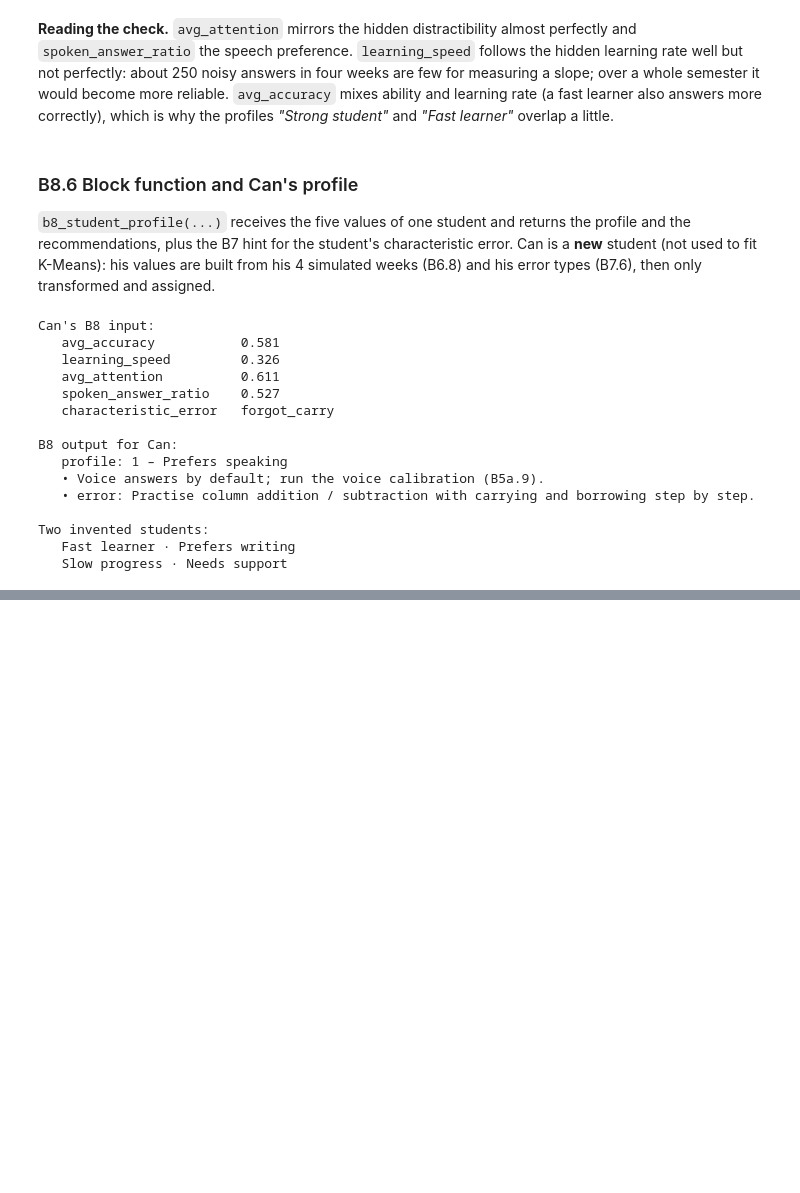
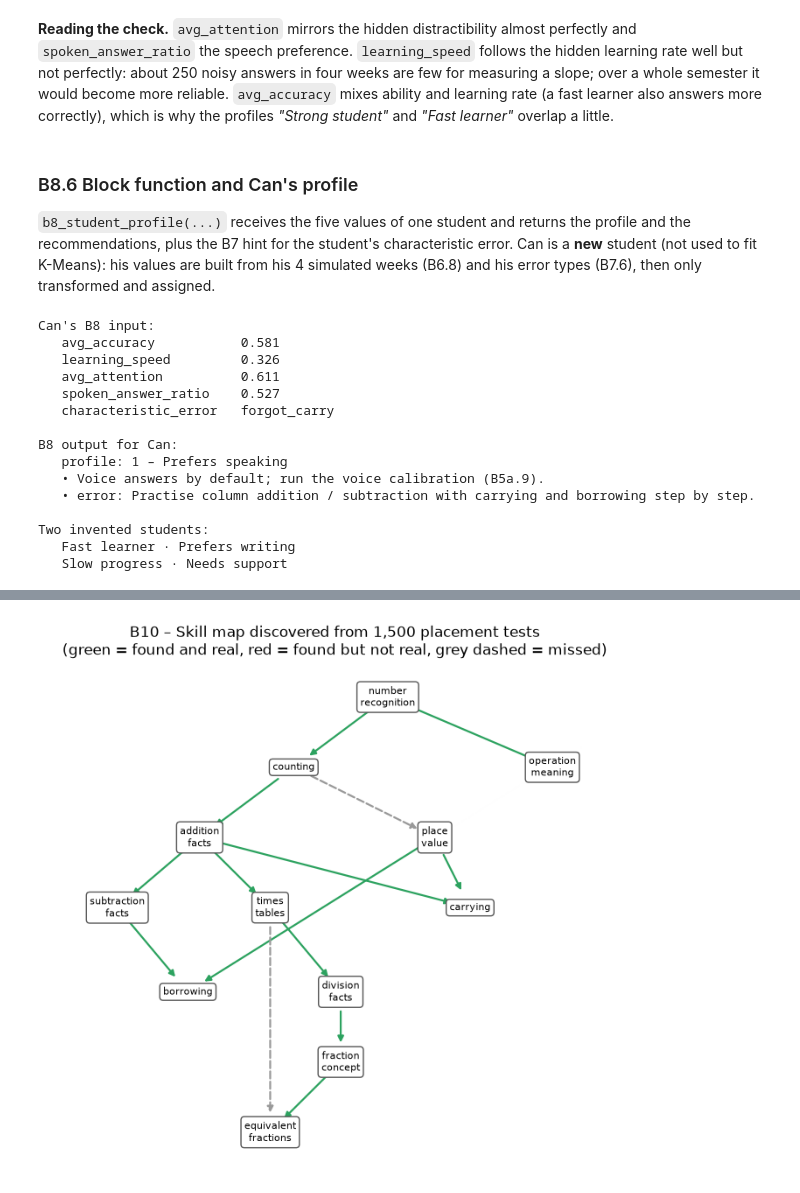
Before and after one commit to Tribros34/data-mining, a Jupyter notebook: math_buddy_its.ipynb, the cells around one changed output, grey strips where cells are left out. Drawn from its saved outputs; the diff is of its cells as text; code cells hidden in the pictures; blank space fills up the shorter version.

```diff
--- a/math_buddy_its.ipynb
+++ b/math_buddy_its.ipynb
@@ -3285,0 +4462,19 @@ Two invented students:
+# %%
+b10_rules = []
+for a in SKILLS:
+    for b in SKILLS:
+        if a == b:
+            continue
+        knows_a, knows_b = b10_df[a] == 1, b10_df[b] == 1
+        b10_rules.append({"if_knows": b, "then_knows": a,
+                          "support": (knows_a & knows_b).mean(),
+                          "confidence": (knows_a & knows_b).sum() / knows_b.sum(),
+                          "reverse_confidence": (knows_a & knows_b).sum() / knows_a.sum(),
+                          "lift": (knows_a & knows_b).mean() / (knows_a.mean() * knows_b.mean()),
+                          "without_rate": (knows_b & ~knows_a).sum() / (~knows_a).sum()})
+b10_rules = pd.DataFrame(b10_rules)
+
+print("Rules with the highest confidence (the usual way):")
+print(b10_rules.sort_values("confidence", ascending=False).head(6).round(3).to_string(index=False))
+print("\nRules with the lowest without_rate (our criterion):")
+print(b10_rules.sort_values("without_rate").head(6).round(3).to_string(index=False))
@@ -3285,0 +4577,52 @@ Two invented students:
+# %%
+true_edges = {(p, s) for s, prerequisites in SKILL_MAP.items() for p in prerequisites}
+found_edges = {(p, s) for s, prerequisites in B10_SKILL_MAP.items() for p in prerequisites}
+correct = found_edges & true_edges
+print(f"Discovered edges: {len(found_edges)}  |  real edges: {len(true_edges)}  |  correct: {len(correct)}")
+print(f"Precision: {len(correct) / len(found_edges):.2f}   Recall: {len(correct) / len(true_edges):.2f}")
+print("Missed:", sorted(true_edges - found_edges))
+print("Extra: ", sorted(found_edges - true_edges))
+
+# Sensitivity: how does the result change with the threshold?
+sensitivity = []
+for threshold in [0.05, 0.08, 0.10, 0.15, 0.20]:
+    mined, _ = b10_skill_map(b10_df, max_without_rate=threshold)
+    found = {(p, s) for s, ps in mined.items() for p in ps}
+    sensitivity.append({"max_without_rate": threshold, "edges": len(found), "correct": len(found & true_edges),
+                        "precision": len(found & true_edges) / max(len(found), 1),
+                        "recall": len(found & true_edges) / len(true_edges)})
+print("\nThreshold sensitivity:")
+print(pd.DataFrame(sensitivity).round(2).to_string(index=False))
+
+
+SKILL_POSITIONS = {   # (x, y) of every skill in the drawing: prerequisites above, the skills built on them below
+    "number_recognition": (0.0, 0), "counting": (-0.8, -1), "operation_meaning": (1.4, -1),
+    "addition_facts": (-1.6, -2), "place_value": (0.4, -2), "subtraction_facts": (-2.3, -3),
+    "times_tables": (-1.0, -3), "carrying": (0.7, -3), "borrowing": (-1.7, -4.2), "division_facts": (-0.4, -4.2),
+    "fraction_concept": (-0.4, -5.2), "equivalent_fractions": (-1.0, -6.2)}
+
+
+def draw_skill_map(ax, found, truth, title):
+    # green = found and real, red = found but not real, grey dashed = real but missed
+    for (a, b), (color, style) in [(e, ("#2ca25f", "-")) for e in found & truth] + \
+                                  [(e, ("#de2d26", "-")) for e in found - truth] + \
+                                  [(e, ("#999999", "--")) for e in truth - found]:
+        ax.annotate("", xy=SKILL_POSITIONS[b], xytext=SKILL_POSITIONS[a],
+                    arrowprops=dict(arrowstyle="-|>", color=color, linestyle=style, linewidth=1.6,
+                                    shrinkA=16, shrinkB=16))
+    for skill, (x, y) in SKILL_POSITIONS.items():
+        ax.text(x, y, skill.replace("_", "\n"), ha="center", va="center", fontsize=8,
+                bbox=dict(boxstyle="round,pad=0.35", facecolor="white", edgecolor="#555555"))
+    ax.set_xlim(-2.9, 2.0)
+    ax.set_ylim(-6.7, 0.5)
+    ax.axis("off")
+    ax.set_title(title)
+
+
+fig, ax = plt.subplots(figsize=(8.5, 7.5))
+draw_skill_map(ax, found_edges, true_edges,
+               "B10 – Skill map discovered from 1,500 placement tests\n"
+               "(green = found and real, red = found but not real, grey dashed = missed)")
+save_figure(fig, "b10_skill_map.png")
+plt.show()
+# %% [output]
@@ -3285,0 +4642 @@ Two invented students:
+[figure, added]
```
Also changed, not shown: parts of 71 cells of this notebook, 19 other files.
